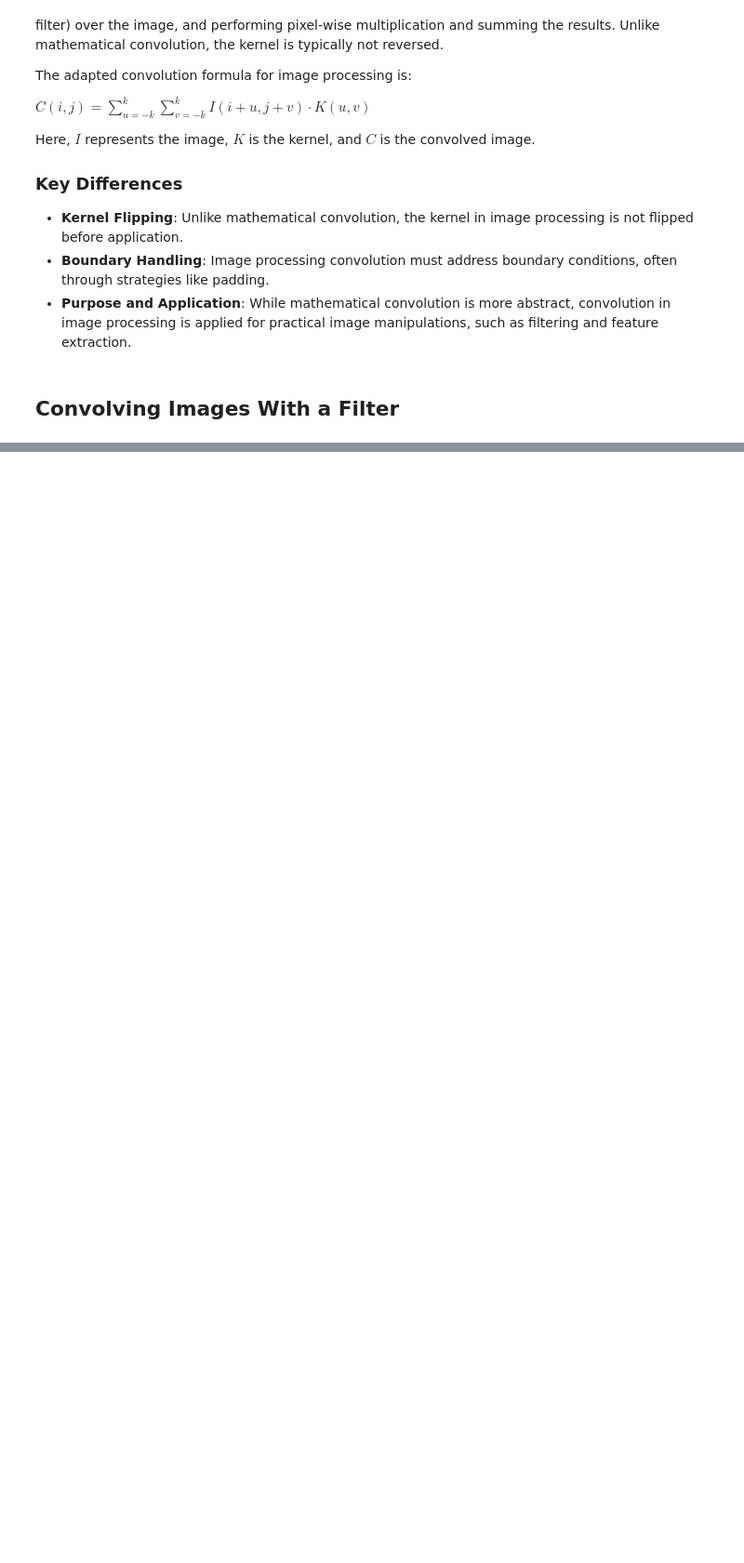
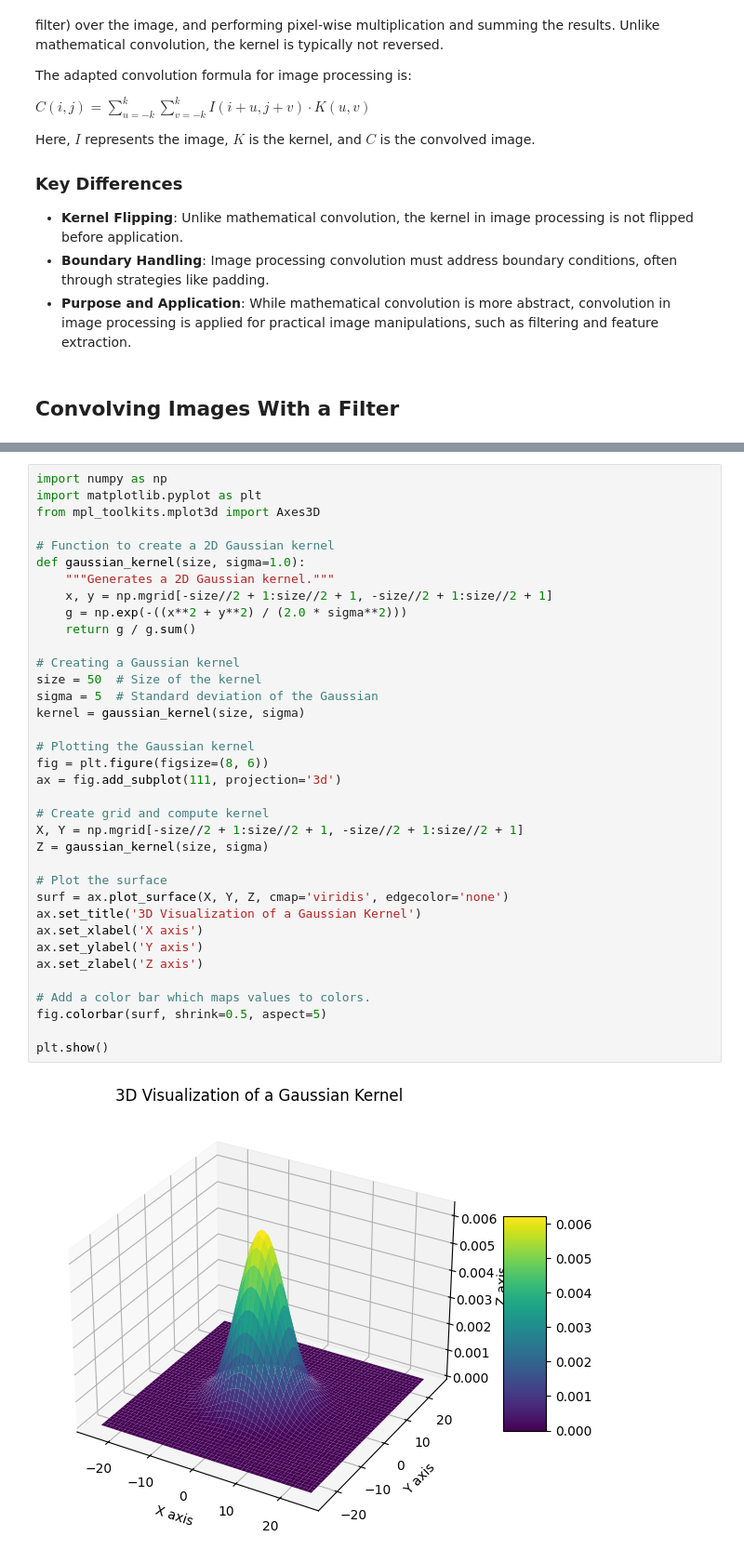
Before and after one commit to Yehuda-Bergstein/BSA-2023, a Jupyter notebook: week-4/BSA-Exercise-4.ipynb, the cells around one changed output, grey strips where cells are left out. Shown: that part at 93% size. Drawn from its saved outputs; the diff is of its cells as text; blank space fills up the shorter version.

```diff
--- a/week-4/BSA-Exercise-4.ipynb
+++ b/week-4/BSA-Exercise-4.ipynb
@@ -105,0 +92,38 @@ Let's apply a Gaussian filter to the provided microscopy image and observe the e
+# %%
+import numpy as np
+import matplotlib.pyplot as plt
+from mpl_toolkits.mplot3d import Axes3D
+
+# Function to create a 2D Gaussian kernel
+def gaussian_kernel(size, sigma=1.0):
+    """Generates a 2D Gaussian kernel."""
+    x, y = np.mgrid[-size//2 + 1:size//2 + 1, -size//2 + 1:size//2 + 1]
+    g = np.exp(-((x**2 + y**2) / (2.0 * sigma**2)))
+    return g / g.sum()
+
+# Creating a Gaussian kernel
+size = 50  # Size of the kernel
+sigma = 5  # Standard deviation of the Gaussian
+kernel = gaussian_kernel(size, sigma)
+
+# Plotting the Gaussian kernel
+fig = plt.figure(figsize=(8, 6))
+ax = fig.add_subplot(111, projection='3d')
+
+# Create grid and compute kernel
+X, Y = np.mgrid[-size//2 + 1:size//2 + 1, -size//2 + 1:size//2 + 1]
+Z = gaussian_kernel(size, sigma)
+
+# Plot the surface
+surf = ax.plot_surface(X, Y, Z, cmap='viridis', edgecolor='none')
+ax.set_title('3D Visualization of a Gaussian Kernel')
+ax.set_xlabel('X axis')
+ax.set_ylabel('Y axis')
+ax.set_zlabel('Z axis')
+
+# Add a color bar which maps values to colors.
+fig.colorbar(surf, shrink=0.5, aspect=5)
+
+plt.show()
+# %% [output]
+[figure, added]
```
Also changed, not shown: parts of 3 cells of this notebook.
